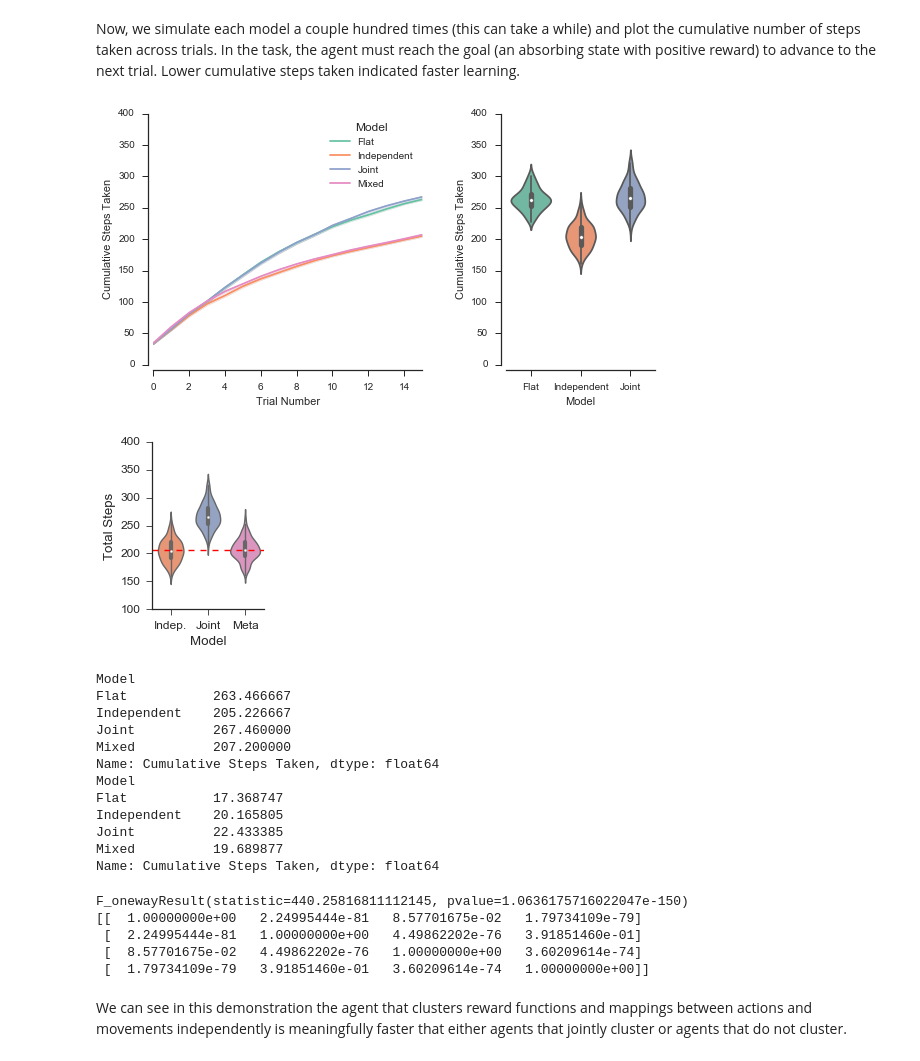
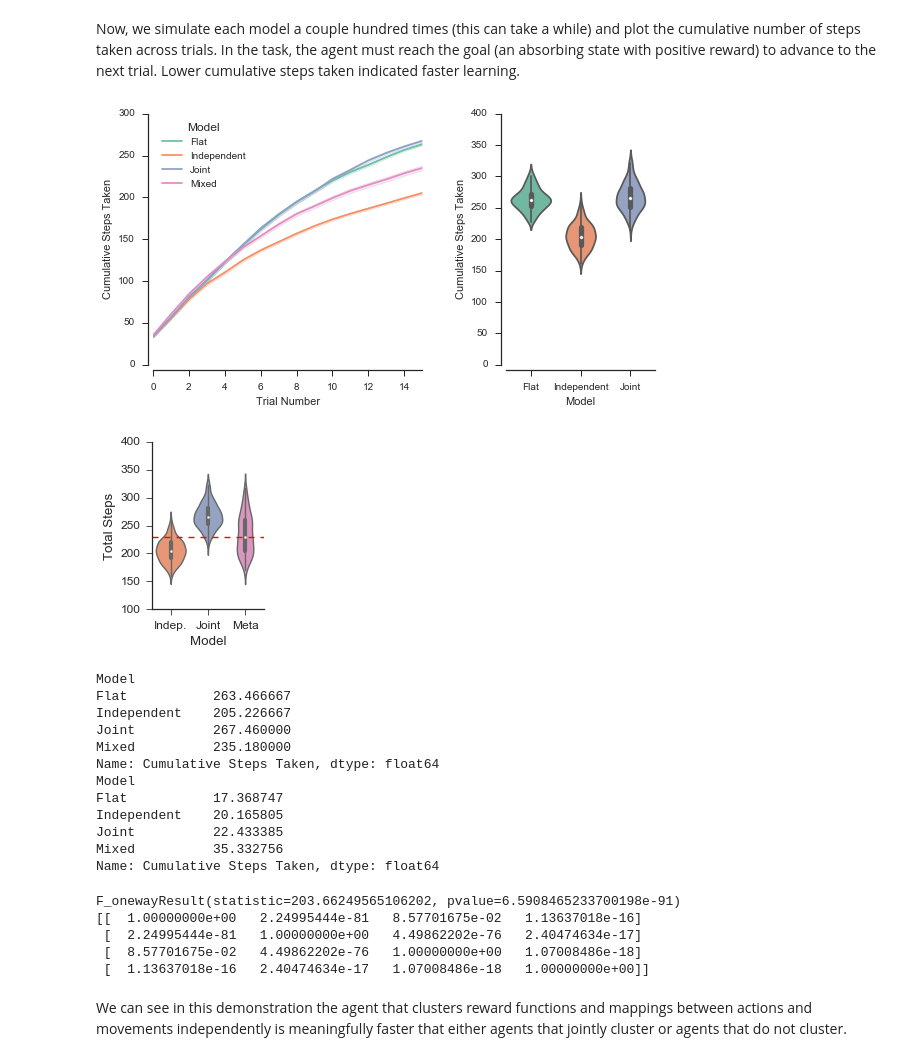
Before and after one commit to nicktfranklin/IndependentClusters, a Jupyter notebook: Demonstration - Meta agent.ipynb, the cells around one changed output. Drawn from its saved outputs; the diff is of its cells as text; code cells hidden in the pictures.

```diff
--- a/Demonstration - Meta agent.ipynb
+++ b/Demonstration - Meta agent.ipynb
@@ -110,17 +109,15 @@ Now, we simulate each model a couple hundred times (this can take a while) and p
 trials. In the task, the agent must reach the goal (an absorbing state with positive reward)
 to advance to the next trial. Lower cumulative steps taken indicated faster learning.
 # %%
-n_sim = 150
+n_sim = 150 ## run 150 in the paper
 seed = 234234
 agent_kwargs = dict(discount_rate=0.75, inverse_temperature=5.0)
-mix_kwargs = dict(mixing_lrate=0.1, mixing_temp=25.0, mix_bias=0.25)
 
-sim1 = simulate_task(n_sim, task_kwargs, agent_kwargs=agent_kwargs, alpha=1.0, seed=seed,
-                     mix_kwargs=mix_kwargs)
+sim1 = simulate_task(n_sim, task_kwargs, agent_kwargs=agent_kwargs, alpha=1.0, seed=seed)
 
 plot_results(sim1, figsize=(9, 4.5))
 # %% [output]
-[figure, old version]
+[figure, new version]
 # %%
 import pandas as pd
 import numpy as np
@@ -152,7 +149,7 @@ with sns.axes_style('ticks'):
     sns.despine()
     plt.savefig('sim1_mixed.png', dpi=300, bbox_inches='tight')
 # %% [output]
-[figure, old version]
+[figure, new version]
 # %%
 df0 = sim1[sim1['In goal']].groupby(['Model', 'Simulation Number', 'Trial Number']).mean()
 df0 = df0.groupby(level=[0, 1]).cumsum().reset_index()
@@ -165,13 +162,13 @@ Model
 Flat           263.466667
 Independent    205.226667
 Joint          267.460000
-Mixed          207.200000
+Mixed          235.180000
 Name: Cumulative Steps Taken, dtype: float64
 Model
 Flat           17.368747
 Independent    20.165805
 Joint          22.433385
-Mixed          19.689877
+Mixed          35.332756
 Name: Cumulative Steps Taken, dtype: float64
 # %%
 # do all the stats!
@@ -192,10 +189,10 @@ print f_oneway(x0, x1, x2, x3)
 print ps
 # print ps < 0.05
 # %% [output]
-F_onewayResult(statistic=440.25816811112145, pvalue=1.0636175716022047e-150)
-[[  1.00000000e+00   2.24995444e-81   8.57701675e-02   1.79734109e-79]
- [  2.24995444e-81   1.00000000e+00   4.49862202e-76   3.91851460e-01]
- [  8.57701675e-02   4.49862202e-76   1.00000000e+00   3.60209614e-74]
- [  1.79734109e-79   3.91851460e-01   3.60209614e-74   1.00000000e+00]]
+F_onewayResult(statistic=203.66249565106202, pvalue=6.5908465233700198e-91)
+[[  1.00000000e+00   2.24995444e-81   8.57701675e-02   1.13637018e-16]
+ [  2.24995444e-81   1.00000000e+00   4.49862202e-76   2.40474634e-17]
+ [  8.57701675e-02   4.49862202e-76   1.00000000e+00   1.07008486e-18]
+ [  1.13637018e-16   2.40474634e-17   1.07008486e-18   1.00000000e+00]]
 # %% [markdown]
 We can see in this demonstration the agent that clusters reward functions and mappings between actions and movements independently is meaningfully faster that either agents that jointly cluster or agents that do not cluster.
```
Also changed, not shown: parts of 13 cells of this notebook, 2 other files.
